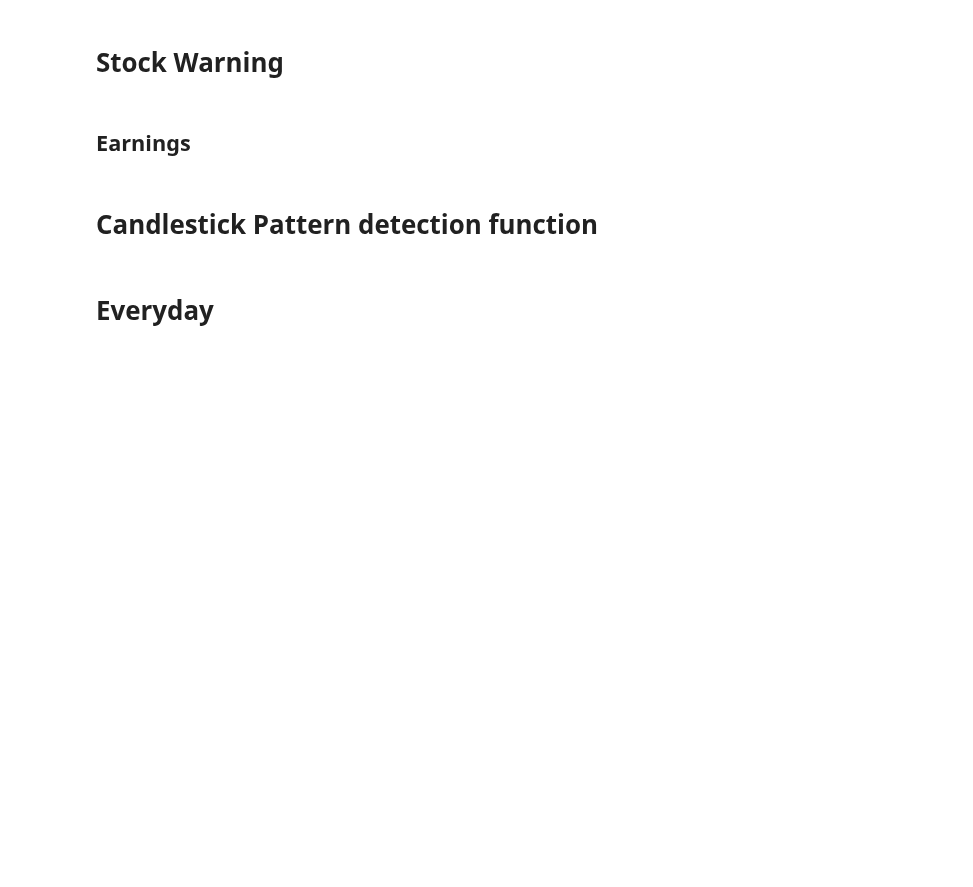
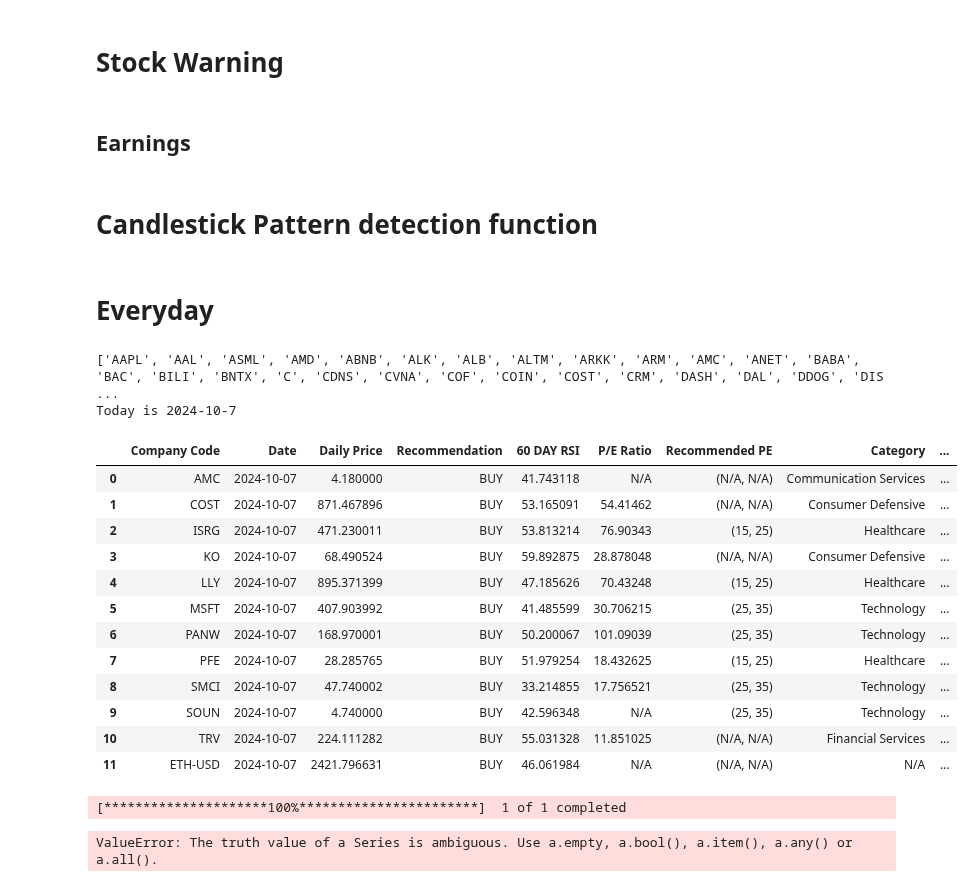
Before and after one commit to zhijiezh/stock-daily-check, a Jupyter notebook: test.ipynb, the cells around one changed output. Drawn from its saved outputs; the diff is of its cells as text; code cells hidden in the pictures; blank space fills up the shorter version.

```diff
--- a/test.ipynb
+++ b/test.ipynb
@@ -228,7 +242,7 @@ Date
 #   print(f"Return Percentage: {return_percentage:.2f}%")
 #   print(f"Hold Return Percentage: {(stock['Close'][len(stock)-1]-stock['Close'][0])/stock['Close'][0]*100:.2f}%")
 # %%
-def get_stock_info_on_date(tickers, date=datetime.today().strftime("%Y-%m-%d"), history_days=600, long_term_ma=200, rsi_buy_signal=50, rsi_sell_signal=70, rs_window=60):
+def get_stock_info_on_date(tickers, short_window, long_window, rsi_buy_signal, rsi_sell_signal, rsi_window, date=datetime.today().strftime("%Y-%m-%d"), history_days=600, long_term_ma=200):
     print("Today is " + date)
     end_date = datetime.strptime(date, '%Y-%m-%d') + timedelta(days=1)  # To include the end date in the fetch
     start_date = end_date - timedelta(days=history_days)
@@ -249,9 +263,9 @@ def get_stock_info_on_date(tickers, date=datetime.today().strftime("%Y-%m-%d"),
         last_date = hist_data.index[-1].strftime('%Y-%m-%d')  # Last date in the historical data
         daily_price = hist_data['Close'].iloc[-1]  # Last close price
         # Apply buy/sell signal functions (as previously defined)
-        risk_buy_signal, buy_data = check_buy_signal(hist_data, short_window=5, long_window=30, rsi_buy_signal=57, rsi_window=60)
-        buy_signal, _ = check_buy_signal(hist_data, short_window=50, long_window=150, rsi_buy_signal=rsi_buy_signal, rsi_window=60)
-        sell_signal, _ = check_sell_signal(hist_data, short_window=10, long_window=50, rsi_sell_signal=rsi_sell_signal, rsi_window=60)
+        risk_buy_signal, buy_data = check_buy_signal(hist_data, short_window=short_window, long_window=long_window, rsi_buy_signal=rsi_buy_signal, rsi_window=rsi_window)
+        buy_signal, _ = check_buy_signal(hist_data, short_window=short_window, long_window=long_window, rsi_buy_signal=rsi_buy_signal, rsi_window=rsi_window)
+        sell_signal, _ = check_sell_signal(hist_data, short_window=short_window, long_window=long_window, rsi_sell_signal=rsi_sell_signal, rsi_window=rsi_window)
         recommendation = 'BUY' if buy_signal else 'SELL' if sell_signal else 'RISK BUY' if risk_buy_signal else None
 
         if recommendation:
@@ -610,7 +624,7 @@ def every_day_printer(date = datetime.today().strftime("%Y-%m-%d")):
   # date = '2024-01-06'
   crypto = ['BTC-USD', 'ETH-USD']
   cn_tickers = ['601288.SS', '688091.SS', '600221.SS', '600733.SS', '300169.SZ','603628.SS', '601808.SS']
-  tickers = ['AAPL','AAL', 'ASML','AMD', 'ABNB','ALK', 'ALB', 'ALTM', 'ARKK','ARM', 'AMC','ANET','BABA','BAC','BILI','BNTX','C', 'CDNS', 'CVNA','COF', 'COIN', 'COST', 'CRM', 'DASH', 'DAL', 'DDOG', 'DIS', 'DUOL', 'GOOGL', 'HOOD', 'ISRG', 'JPM', 'KO', 'KRE', 'LYFT', 'LLY', 'MDB','META', 'MSFT', 'NKE','NEE', 'NVDA', 'NVO', 'ORCL', 'OXY', 'PANW', 'PDD', 'PLTR', 'PFE', 'RBLX', 'SAVE', 'SHOP', 'SNOW', 'SOFI', 'SMCI', 'SNAP', 'SBUX', 'SPOT', 'SOUN', 'INTC', 'BA', 'TMF', 'TRV', 'TSLA', 'TSM', 'UAL', 'UBER','UHAL', 'UPS', 'WFC','XOM', 'DHI', 'MMM', 'NFLX']
+  tickers = ['AAPL','AAL', 'ASML','AMD', 'ABNB','ALK', 'ALB', 'ALTM', 'ARKK','ARM', 'AMC','ANET','BABA','BAC','BILI','BNTX','C', 'CDNS', 'CVNA','COF', 'COIN', 'COST', 'CRM', 'DASH', 'DAL', 'DDOG', 'DIS', 'DUOL', 'GOOGL', 'HOOD', 'ISRG', 'JPM', 'KO', 'KRE', 'LYFT', 'LLY', 'MDB','META', 'MSFT', 'NKE','NEE', 'NVDA', 'NVO', 'ORCL', 'OXY', 'PANW', 'PDD', 'PLTR', 'PFE', 'RBLX', 'SHOP', 'SNOW', 'SOFI', 'SMCI', 'SNAP', 'SBUX', 'SPOT', 'SOUN', 'INTC', 'BA', 'TMF', 'TRV', 'TSLA', 'TSM', 'UAL', 'UBER','UHAL', 'UPS', 'WFC','XOM', 'DHI', 'MMM', 'NFLX']
   tickers = tickers + cn_tickers + crypto
   # tickers = sp500_tickers + nasdaq_tickers
 
@@ -624,7 +638,7 @@ def every_day_printer(date = datetime.today().strftime("%Y-%m-%d")):
     file.write("Tickers:\n")
     file.write(f"{tickers}\n\n")
 
-    stock_table = get_stock_info_on_date(tickers, date,rsi_buy_signal=50,rsi_sell_signal=70, rs_window=60)
+    stock_table = get_stock_info_on_date(tickers, date=date, short_window=SHORT_WINDOW, long_window=LONG_WINDOW, rsi_buy_signal=RSI_BUY_SIGNAL, rsi_sell_signal=RSI_SELL_SIGNAL, rsi_window=RSI_WINDOW )
     file.write("Stock Table:\n")
     file.write(stock_table.to_string() + "\n\n")  # Convert DataFrame to string before writing
     # Set the display.max_rows option to None
@@ -669,7 +683,25 @@ def every_day_printer(date = datetime.today().strftime("%Y-%m-%d")):
 #   print(trade_date)
 #   every_day_printer(trade_date)
 # %%
-every_day_printer(date = "2024-06-13")
+every_day_printer(date = "2024-10-7")
+# %% [output]
+['AAPL', 'AAL', 'ASML', 'AMD', 'ABNB', 'ALK', 'ALB', 'ALTM', 'ARKK', 'ARM', 'AMC', 'ANET', 'BABA', 'BAC', 'BILI', 'BNTX', 'C', 'CDNS', 'CVNA', 'COF', 'COIN', 'COST', 'CRM', 'DASH', 'DAL', 'DDOG', 'DIS ...
+Today is 2024-10-7
+|  | Company Code | Date | Daily Price | Recommendation | 60 DAY RSI | P/E Ratio | Recommended PE | Category | ... |
+| 0 | AMC | 2024-10-07 | 4.180000 | BUY | 41.743118 | N/A | (N/A, N/A) | Communication Services | ... |
+| 1 | COST | 2024-10-07 | 871.467896 | BUY | 53.165091 | 54.41462 | (N/A, N/A) | Consumer Defensive | ... |
+| 2 | ISRG | 2024-10-07 | 471.230011 | BUY | 53.813214 | 76.90343 | (15, 25) | Healthcare | ... |
+| 3 | KO | 2024-10-07 | 68.490524 | BUY | 59.892875 | 28.878048 | (N/A, N/A) | Consumer Defensive | ... |
+| 4 | LLY | 2024-10-07 | 895.371399 | BUY | 47.185626 | 70.43248 | (15, 25) | Healthcare | ... |
+| 5 | MSFT | 2024-10-07 | 407.903992 | BUY | 41.485599 | 30.706215 | (25, 35) | Technology | ... |
+| 6 | PANW | 2024-10-07 | 168.970001 | BUY | 50.200067 | 101.09039 | (25, 35) | Technology | ... |
+| 7 | PFE | 2024-10-07 | 28.285765 | BUY | 51.979254 | 18.432625 | (15, 25) | Healthcare | ... |
+| 8 | SMCI | 2024-10-07 | 47.740002 | BUY | 33.214855 | 17.756521 | (25, 35) | Technology | ... |
+| 9 | SOUN | 2024-10-07 | 4.740000 | BUY | 42.596348 | N/A | (25, 35) | Technology | ... |
+| 10 | TRV | 2024-10-07 | 224.111282 | BUY | 55.031328 | 11.851025 | (N/A, N/A) | Financial Services | ... |
+| 11 | ETH-USD | 2024-10-07 | 2421.796631 | BUY | 46.061984 | N/A | (N/A, N/A) | N/A | ... |
+[*********************100%***********************]  1 of 1 completed
+ValueError: The truth value of a Series is ambiguous. Use a.empty, a.bool(), a.item(), a.any() or a.all().
 # %%
 
 every_day_printer(date = datetime.today().strftime("%Y-%m-%d"))
```
Also changed, not shown: parts of 7 cells of this notebook, 1 other file.
